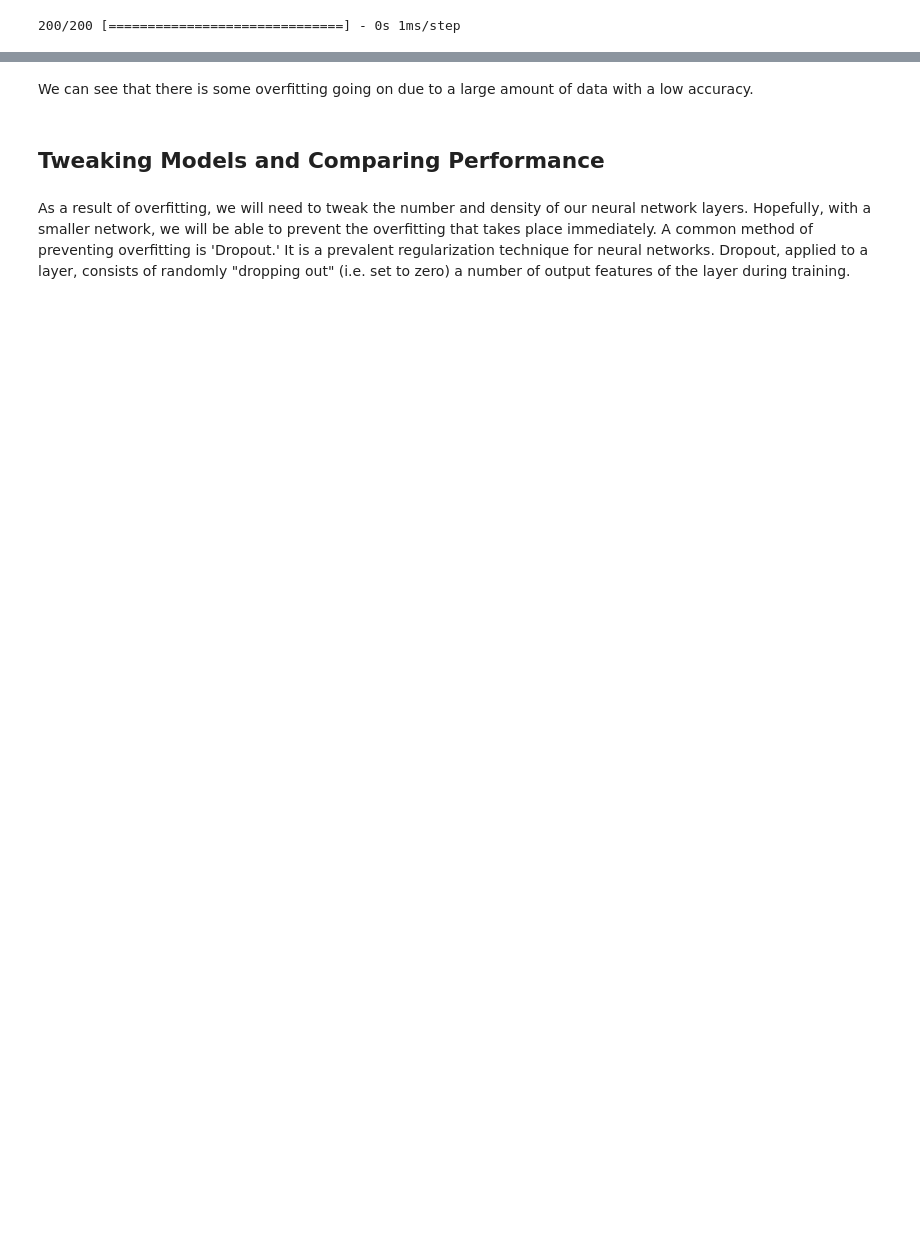
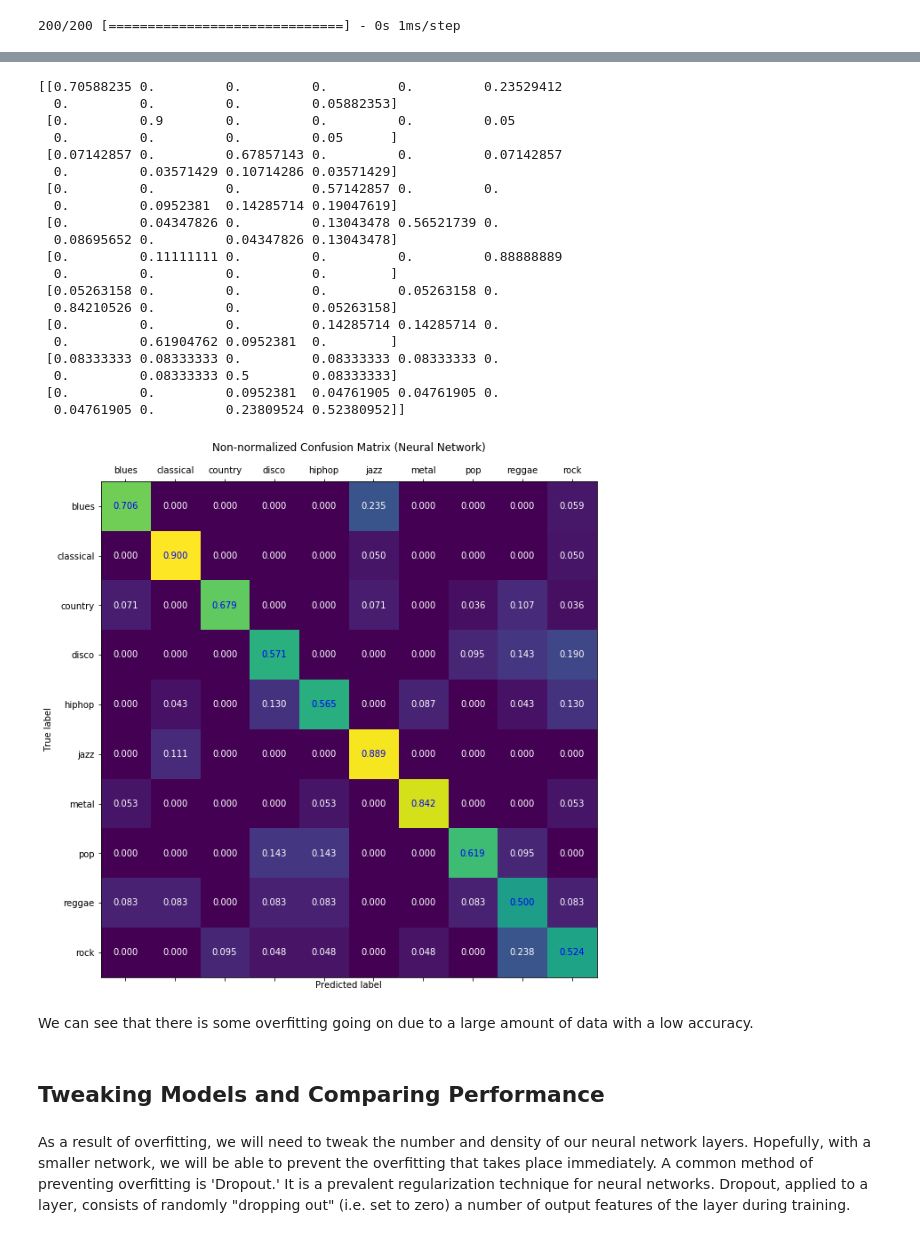
Before and after one commit to diyahir/ELEC475, a Jupyter notebook: Diyahir Term Project Notebook.ipynb, the cells around one changed output, grey strips where cells are left out. Saved outputs shown, nothing was run; the diff lists cells and outputs as text; code cells hidden in the pictures; blank space fills up the shorter version.

```diff
--- a/Diyahir Term Project Notebook.ipynb
+++ b/Diyahir Term Project Notebook.ipynb
@@ -278,3 +278,53 @@ test accuracy:  0.695
+# %%
+predictions = model.predict(X_test)
+y_pred = np.argmax(predictions, axis=-1)
+cm = confusion_matrix(y_test, y_pred)
+cm_normalized = cm.astype('float') / cm.sum(axis=1)[:, np.newaxis]
+
+plt.figure(figsize=(10, 10))
+plt.matshow(cm_normalized,fignum=1)
+plt.xlabel('Predicted label')
+# Show all ticks and label them with their respective entries.
+plt.xticks(np.arange(cm_normalized.shape[1]), genres)
+plt.yticks(np.arange(cm_normalized.shape[0]), genres)
+
+# Label the squares.
+fmt = '.3f'
+thresh = cm_normalized.max() / 2.
+for i in range(cm_normalized.shape[0]):
+    for j in range(cm_normalized.shape[1]):
+        plt.text(j, i, format(cm_normalized[i, j], fmt),
+                ha="center", va="center",
+                color="blue" if cm_normalized[i, j] > thresh else "white")
+plt.tight_layout()
+
+plt.ylabel('True label')
+plt.title('Non-normalized Confusion Matrix (Neural Network)')
+print(cm_normalized)
+plt.savefig('normalized_cm.png')
+plt.show()
+# %% [output]
+[[0.70588235 0.         0.         0.         0.         0.23529412
+  0.         0.         0.         0.05882353]
+ [0.         0.9        0.         0.         0.         0.05
+  0.         0.         0.         0.05      ]
+ [0.07142857 0.         0.67857143 0.         0.         0.07142857
+  0.         0.03571429 0.10714286 0.03571429]
+ [0.         0.         0.         0.57142857 0.         0.
+  0.         0.0952381  0.14285714 0.19047619]
+ [0.         0.04347826 0.         0.13043478 0.56521739 0.
+  0.08695652 0.         0.04347826 0.13043478]
+ [0.         0.11111111 0.         0.         0.         0.88888889
+  0.         0.         0.         0.        ]
+ [0.05263158 0.         0.         0.         0.05263158 0.
+  0.84210526 0.         0.         0.05263158]
+ [0.         0.         0.         0.14285714 0.14285714 0.
+  0.         0.61904762 0.0952381  0.        ]
+ [0.08333333 0.08333333 0.         0.08333333 0.08333333 0.
+  0.         0.08333333 0.5        0.08333333]
+ [0.         0.         0.0952381  0.04761905 0.04761905 0.
+  0.04761905 0.         0.23809524 0.52380952]]
+[figure, added]
 # %% [markdown]
 We can see that there is some overfitting going on due to a large amount of data with a low accuracy.
 # %% [markdown]
```
Also changed, not shown: parts of 51 cells of this notebook.
